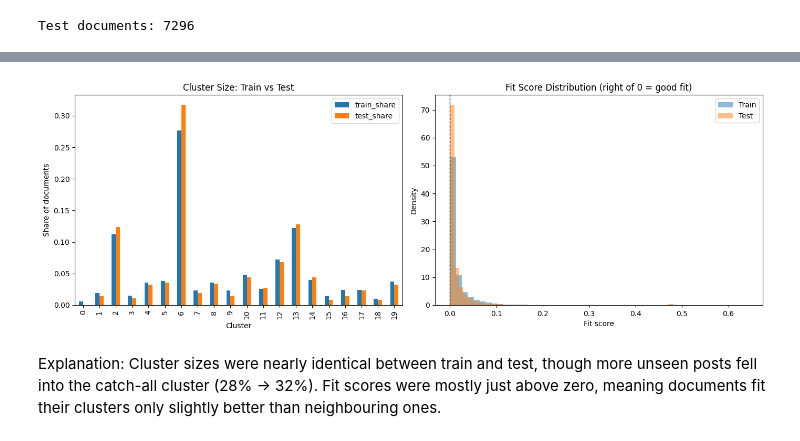
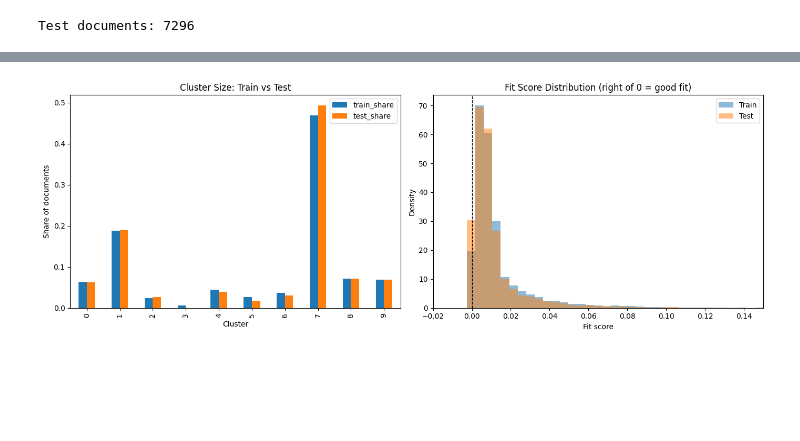
Before and after one commit to AyleenSantander/M.11_Intro_AI, a Jupyter notebook: Project_5_Basic_NLP_with_Unsupervised_Learning.ipynb, the cells around one changed output, grey strips where cells are left out. Saved outputs shown, nothing was run; the diff lists cells and outputs as text; code cells hidden in the pictures; blank space fills up the shorter version.

```diff
--- a/Project_5_Basic_NLP_with_Unsupervised_Learning.ipynb
+++ b/Project_5_Basic_NLP_with_Unsupervised_Learning.ipynb
@@ -320,0 +474,5 @@ talk.religion.misc           god, jesus, christian, people, bible
+# %%
+# Which real categories ended up in each cluster (labels used only to check)
+for c in range(K5):
+    top_cats = ng[ng["cluster_k5"] == c]["category"].value_counts().head(3)
+    print(f"Cluster {c}: {dict(top_cats)}")
@@ -377,3 +587,18 @@ print("\n", summary.to_string(index=False))
  Bag of Words      5000  Sparse counts                            No
        TF-IDF      5000 Sparse weights                            No
 GloVe average        50  Dense vectors Yes (similar words are close)
+# %%
+#PCA visualization
+pca = PCA(n_components=2, svd_solver="arpack", random_state=RANDOM_STATE)
+coords_pca = pca.fit_transform(X_tfidf)   # if this errors, use X_tfidf.toarray()
+
+plt.figure(figsize=(10, 7))
+for c in range(K5):
+    mask = ng["cluster_k5"] == c
+    plt.scatter(coords_pca[mask, 0], coords_pca[mask, 1], s=5, alpha=0.5, label=f"Cluster {c}")
+plt.title("K-Means Clusters (K = 5) — TF-IDF reduced to 2D with PCA")
+plt.xlabel("PC 1"); plt.ylabel("PC 2")
+plt.legend(markerscale=3)
+plt.show()
+
+print("Variance explained by 2 components:", pca.explained_variance_ratio_.sum().round(3))
@@ -404,5 +643,5 @@ k=30  inertia=10,365  silhouette=0.0109
 # %%
-best_k = 20
+best_k = 10
 idx = list(k_values).index(best_k)
 
 fig, axes = plt.subplots(1, 2, figsize=(12, 4))
@@ -415,7 +654,7 @@ axes[0].annotate(f"Selected k = {best_k}\nInertia = {inertias[idx]:.0f}",
                  xytext=(best_k + 2, inertias[idx] + 60),
                  arrowprops=dict(arrowstyle="->", color="red"),
                  color="red", fontsize=10)
-axes[0].text(0.98, 0.95, "Inertia keeps dropping steadily;\nno sharp elbow, so k = 20 is a\nbalance between detail and simplicity",
+axes[0].text(0.03, 0.05, "Inertia keeps dropping steadily;\nno sharp elbow, so k = 10 is a\nbalance between detail and simplicity",
              transform=axes[0].transAxes, ha="right", va="top", fontsize=9,
              bbox=dict(boxstyle="round", facecolor="lightyellow", edgecolor="gray"))
 axes[0].set_title("Elbow Method")
@@ -430,9 +669,9 @@ axes[1].annotate(f"Selected k = {best_k}\nScore = {silhouettes[idx]:.4f}",
                  xytext=(best_k - 8, silhouettes[idx] + 0.0005),
                  arrowprops=dict(arrowstyle="->", color="red"),
                  color="red", fontsize=10)
-axes[1].text(0.98, 0.05, "Score gains slow down after k = 20;\nhigher k adds clusters with little benefit",
+axes[1].text(0.98, 0.05, "Score gains slow down after k =10;\nhigher k adds clusters with little benefit",
              transform=axes[1].transAxes, ha="right", va="bottom", fontsize=9,
-             bbox=dict(boxstyle="round", facecolor="lightyellow", edgecolor="gray"))
+             bbox=dict(boxstyle="round", facecolor="lightyellow", edgecolor="gray", alpha=0.8))
 axes[1].set_title("Silhouette Score")
 axes[1].set_xlabel("Number of clusters (k)")
 axes[1].set_ylabel("Score (higher is better)")
@@ -447,6 +683,6 @@ Neither chart shows a clear best k. Inertia drops steadily with no elbow, and si
 # %%
-# 2. K-Means with k = 20 (matches the 20 newsgroups)
-K = 20
+# 2. extension: K-Means with k = 10
+K = 10
 kmeans = KMeans(n_clusters=K, n_init=10, random_state=RANDOM_STATE)
 ng["kmeans_cluster"] = kmeans.fit_predict(X_tfidf)
 
@@ -823,26 +1087,25 @@ PER-CLUSTER FIT ON TEST DATA
 # %%
 # 6. Visual checks
 fig, axes = plt.subplots(1, 2, figsize=(14, 5))
+bins = np.linspace(-0.02, 0.15, 40)
 
 # a) Are clusters used in the same proportions on new data?
 per_cluster[["train_share", "test_share"]].plot(kind="bar", ax=axes[0])
 axes[0].set_title("Cluster Size: Train vs Test")
 axes[0].set_xlabel("Cluster")
 axes[0].set_ylabel("Share of documents")
 
 # b) How well do documents fit their clusters?
-axes[1].hist(tr_fit, bins=50, alpha=0.5, density=True, label="Train")
-axes[1].hist(te_fit, bins=50, alpha=0.5, density=True, label="Test")
+axes[1].hist(tr_fit, bins=bins, alpha=0.5, density=True, label="Train")
+axes[1].hist(te_fit, bins=bins, alpha=0.5, density=True, label="Test")
 axes[1].axvline(0, color="black", linestyle="--", linewidth=1)
 axes[1].set_title("Fit Score Distribution (right of 0 = good fit)")
 axes[1].set_xlabel("Fit score")
 axes[1].set_ylabel("Density")
+plt.xlim(-0.02, 0.15)
 axes[1].legend()
 
 plt.tight_layout()
 plt.show()
 # %% [output]
-[figure, old version]
+[figure, new version]
-# %% [markdown]
-Explanation:
-Cluster sizes were nearly identical between train and test, though more unseen posts fell into the catch-all cluster (28% → 32%). Fit scores were mostly just above zero, meaning documents fit their clusters only slightly better than neighbouring ones.
```
Also changed, not shown: parts of 54 cells of this notebook.
